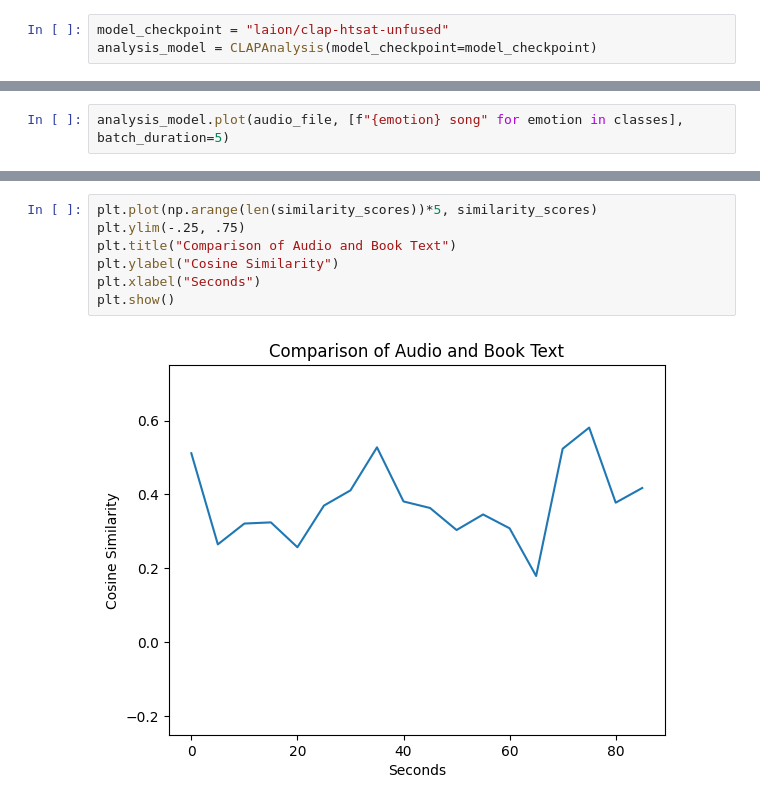
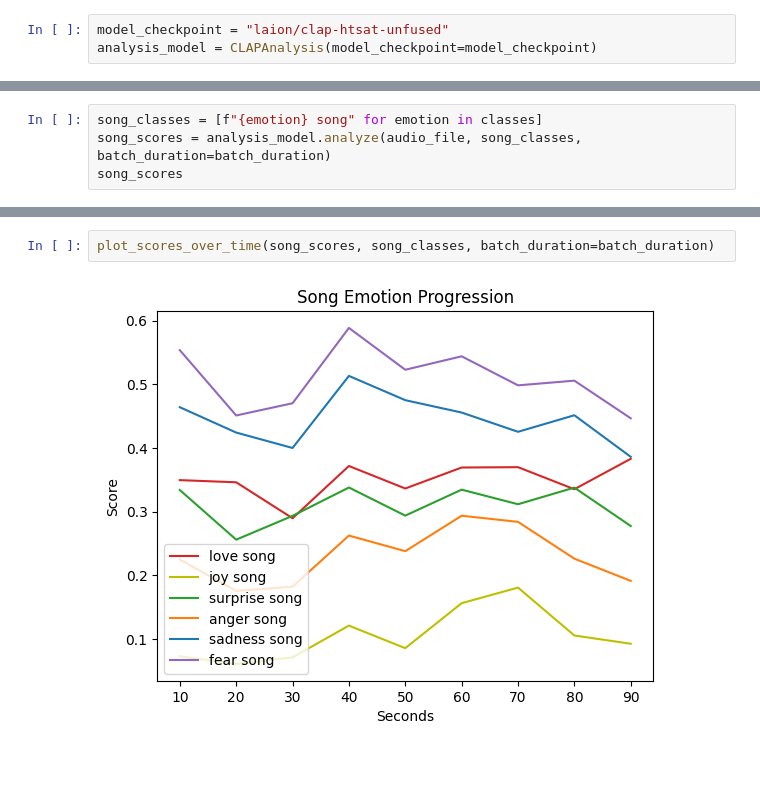
Before and after one commit to chasewes/PAGES, a Jupyter notebook: clap_analysis.ipynb, the cells around one changed output, grey strips where cells are left out. Cells and saved outputs as stored; diff of their text form; blank space fills up the shorter version.

```diff
--- a/clap_analysis.ipynb
+++ b/clap_analysis.ipynb
@@ -189,3 +220,5 @@ analysis_model.plot(audio_file, classes, batch_duration=5)
 # %%
-analysis_model.plot(audio_file, [f"{emotion} song" for emotion in classes], batch_duration=5)
+song_classes = [f"{emotion} song" for emotion in classes]
+song_scores = analysis_model.analyze(audio_file, song_classes, batch_duration=batch_duration)
+song_scores
 # %% [output]
@@ -235,9 +234,4 @@ tensor([0.5116, 0.2650, 0.3214, 0.3245, 0.2573, 0.3700, 0.4111, 0.5276, 0.3811,
-# %%
-plt.plot(np.arange(len(similarity_scores))*5, similarity_scores)
-plt.ylim(-.25, .75)
-plt.title("Comparison of Audio and Book Text")
-plt.ylabel("Cosine Similarity")
-plt.xlabel("Seconds")
-plt.show()
-# %% [output]
-[figure, removed]
+# %%
+plot_scores_over_time(song_scores, song_classes, batch_duration=batch_duration)
+# %% [output]
+[figure, added]
```
Also changed, not shown: parts of 31 cells of this notebook, 24 other files.
